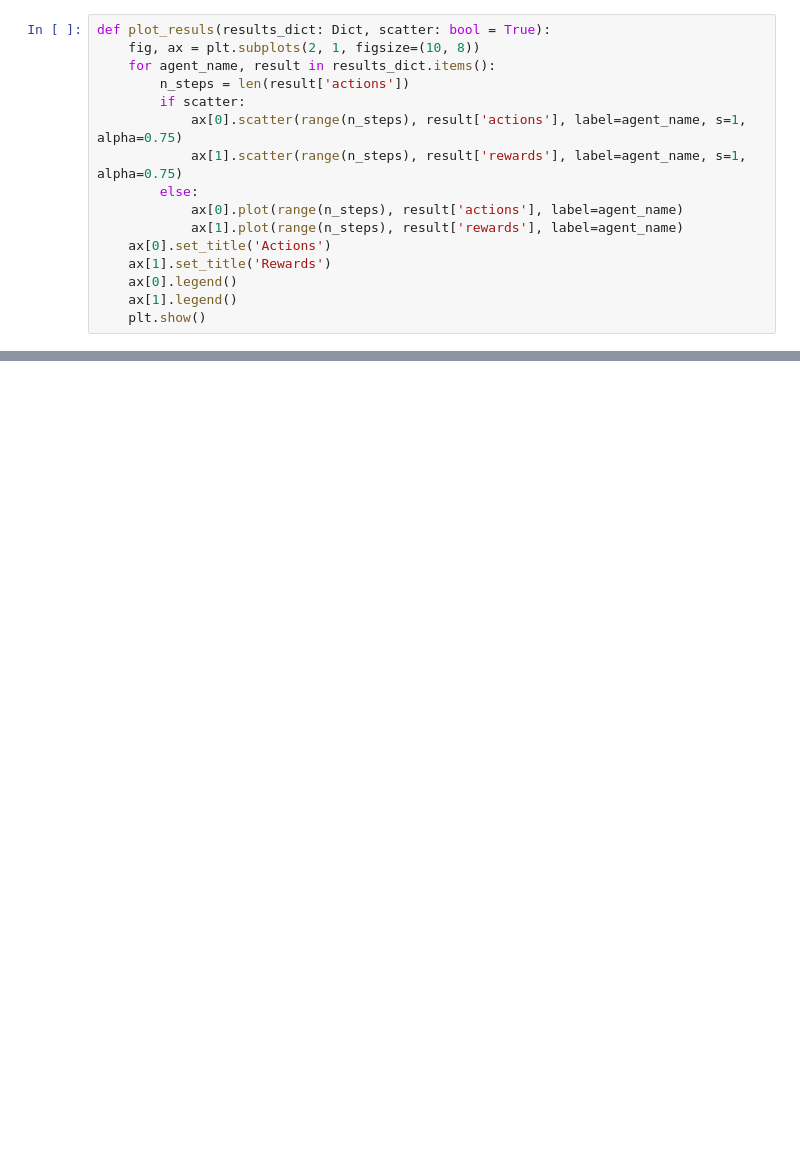
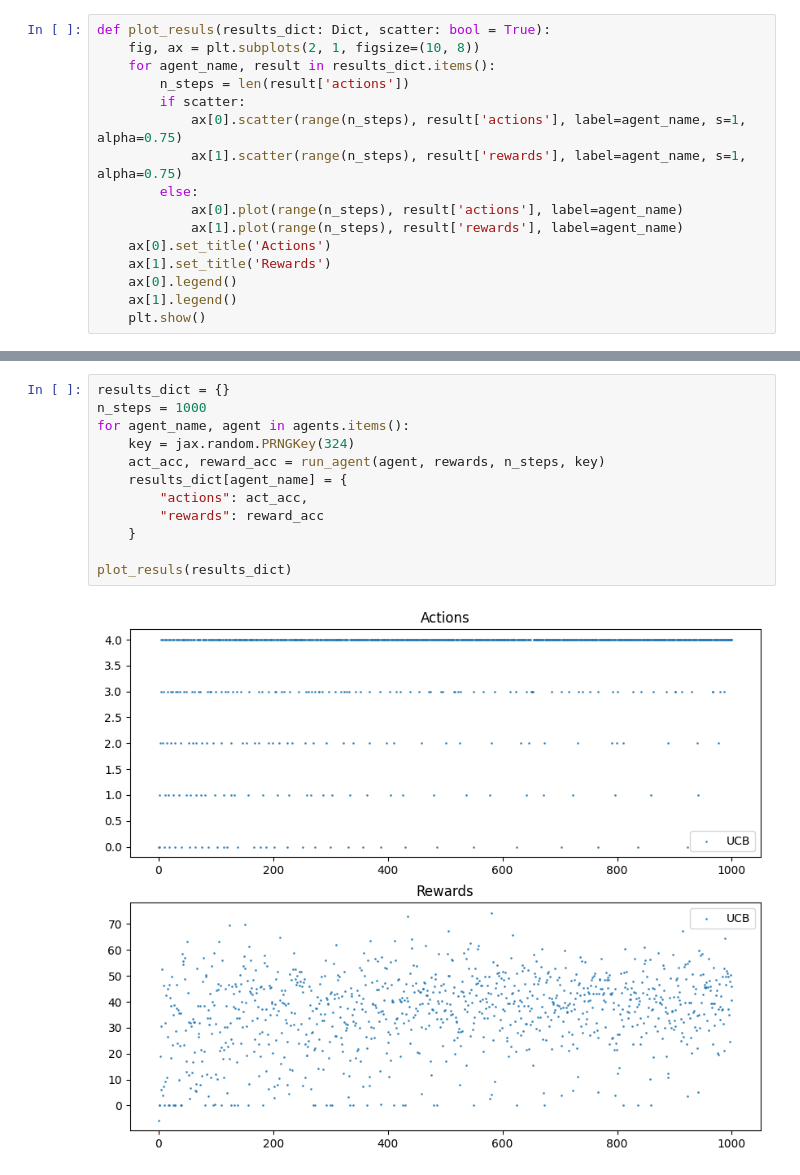
Before and after one commit to czyjtu/GUPB, a Jupyter notebook: mab-warmup.ipynb, the cells around one changed output, grey strips where cells are left out. Cells and saved outputs as stored; diff of their text form; blank space fills up the shorter version.

```diff
--- a/mab-warmup.ipynb
+++ b/mab-warmup.ipynb
@@ -80,3 +92,17 @@ def plot_resuls(results_dict: Dict, scatter: bool = True):
+# %%
+results_dict = {}
+n_steps = 1000
+for agent_name, agent in agents.items():
+    key = jax.random.PRNGKey(324)
+    act_acc, reward_acc = run_agent(agent, rewards, n_steps, key)
+    results_dict[agent_name] = {
+        "actions": act_acc,
+        "rewards": reward_acc
+    }
+
+plot_resuls(results_dict)
+# %% [output]
+[figure, added]
 # %%
 plot_resuls(results_dict)
 # %% [output]
```
Also changed, not shown: parts of 11 cells of this notebook, 10 other files.
